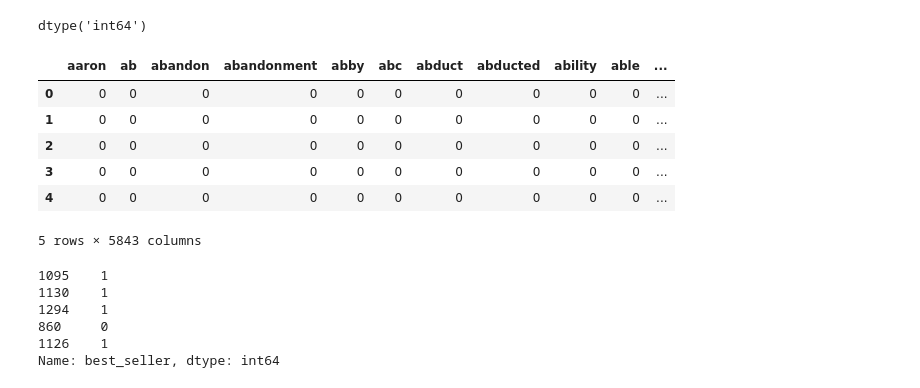
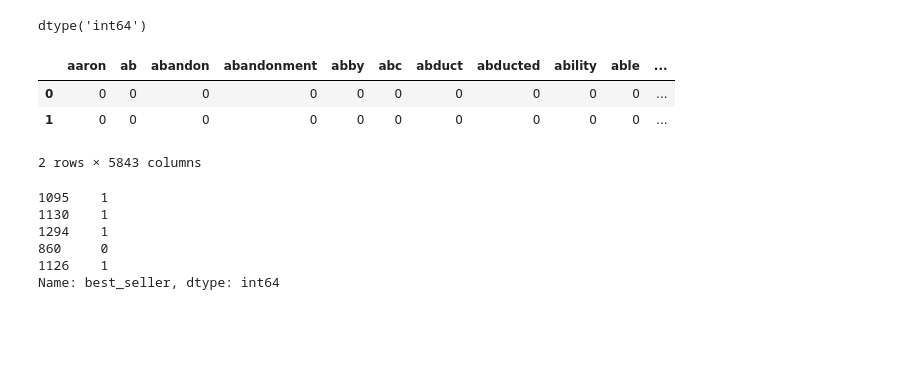
Before and after one commit to robillersomeone/NYT_bestsellers, a Jupyter notebook: initial_modeling.ipynb, the cells around one changed output. Cells and saved outputs as stored; diff of their text form; code cells hidden in the pictures; blank space fills up the shorter version.

```diff
--- a/initial_modeling.ipynb
+++ b/initial_modeling.ipynb
@@ -46,15 +46,12 @@ df_text['_target'].dtype
 # %% [output]
 dtype('int64')
 # %%
-df_text.head()
+df_text.head(2)
 # %% [output]
 |  | aaron | ab | abandon | abandonment | abby | abc | abduct | abducted | ability | able | ... |
 | 0 | 0 | 0 | 0 | 0 | 0 | 0 | 0 | 0 | 0 | 0 | ... |
 | 1 | 0 | 0 | 0 | 0 | 0 | 0 | 0 | 0 | 0 | 0 | ... |
-| 2 | 0 | 0 | 0 | 0 | 0 | 0 | 0 | 0 | 0 | 0 | ... |
-| 3 | 0 | 0 | 0 | 0 | 0 | 0 | 0 | 0 | 0 | 0 | ... |
-| 4 | 0 | 0 | 0 | 0 | 0 | 0 | 0 | 0 | 0 | 0 | ... |
-5 rows × 5843 columns
+2 rows × 5843 columns
 # %%
 # deep vs shallow copies
 df_text_X = df_text_X.loc[:, df_text_X.columns != '_target']
```
Also changed, not shown: parts of 13 cells of this notebook, 3 other files.
